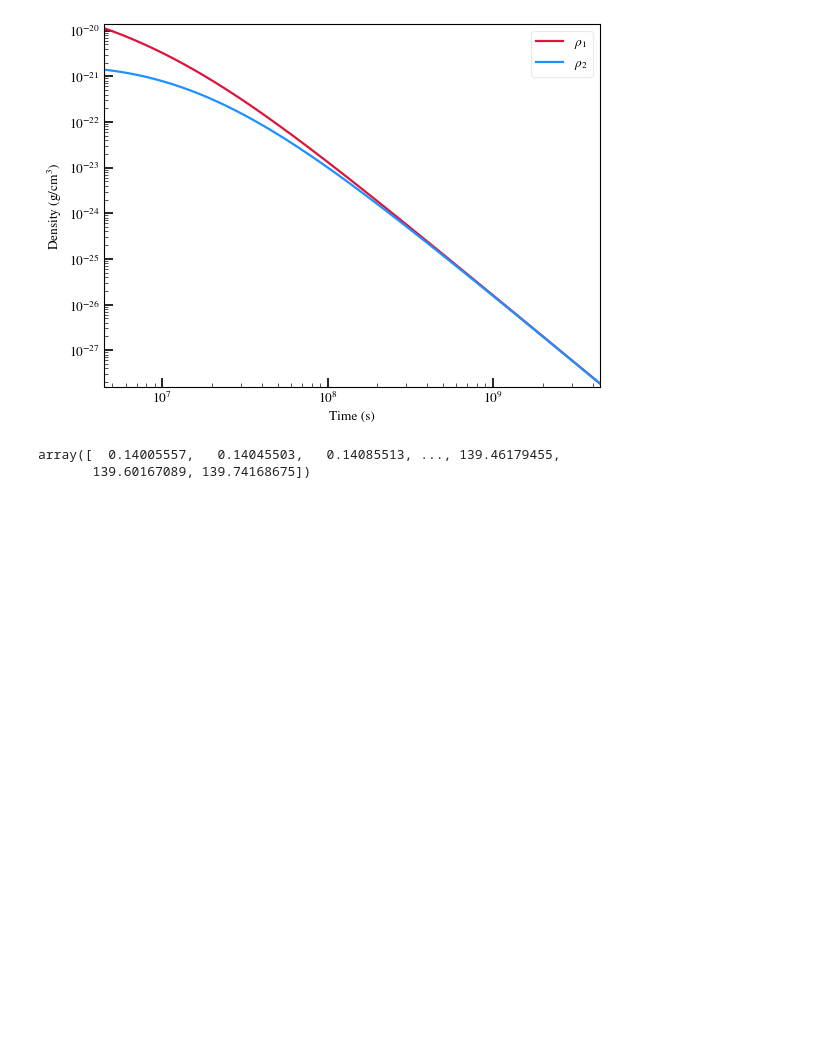
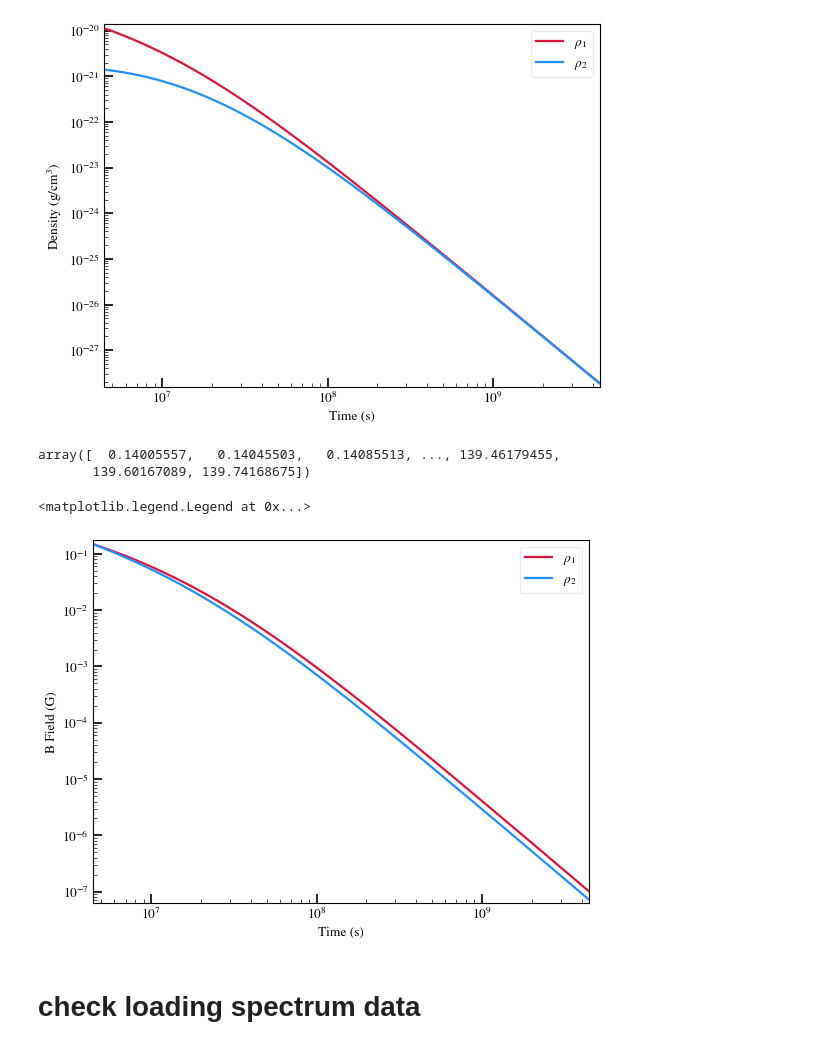
Before and after one commit to samanthacwu/Radio_Forward_Modeling, a Jupyter notebook: spectrum_evolution/check_spectrum_evol.ipynb, the cells around one changed output. Saved outputs shown, nothing was run; the diff lists cells and outputs as text; code cells hidden in the pictures; blank space fills up the shorter version.

```diff
--- a/spectrum_evolution/check_spectrum_evol.ipynb
+++ b/spectrum_evolution/check_spectrum_evol.ipynb
@@ -70,7 +70,7 @@ plt.legend()
 # %% [markdown]
 ## check loading shock_data.npz
 # %%
-shock_data = np.load('./evolve_spectrum_epsB1e-2/shell_evolution_deltat_1yr/shock_data.npz')
+shock_data = np.load('./evolve_spectrum_epsB_1e-2/shell_evolution_deltat_1yr/shock_data.npz')
 # %%
 shock_data.files
 # %% [output]
@@ -109,3 +109,25 @@ shock_data['times']/secinyear
 # %% [output]
 array([  0.14005557,   0.14045503,   0.14085513, ..., 139.46179455,
        139.60167089, 139.74168675])
+# %%
+p=3
+
+def B(eps_B,rho,vel): #inputs in CGS
+    return np.sqrt(8*np.pi*eps_B*rho*vel**2) #in Gauss
+#assuming gamma_max -> infty, normalization of dn/dgamma = n0 * gamma^-p is:
+def n0(eps_E,gamma_min,rho,vel,p=p): #this is number density for the energy distribution dn/dgamma
+    return eps_E*((p-2)*gamma_min**(p-2))*rho*vel**2/(m_e.cgs.value*c.cgs.value**2)
+# %%
+plt.plot(shock_data['times'],B(1e-2,shock_data['rho1_of_t'],shock_data['deltav1_of_t']),color='crimson',label=r'$\rho_{1}$')
+plt.plot(shock_data['times'],B(1e-2,shock_data['rho2_of_t'],shock_data['deltav2_of_t']),color='dodgerblue',label=r'$\rho_{2}$')
+
+plt.xlabel('Time (s)')
+plt.ylabel('B Field (G)')
+plt.xscale('log')
+plt.yscale('log')
+plt.legend()
+# %% [output]
+<matplotlib.legend.Legend at 0x...>
+[figure, added]
+# %% [markdown]
+# check loading spectrum data
```
Also changed, not shown: parts of 1 cell of this notebook, 9 other files.
